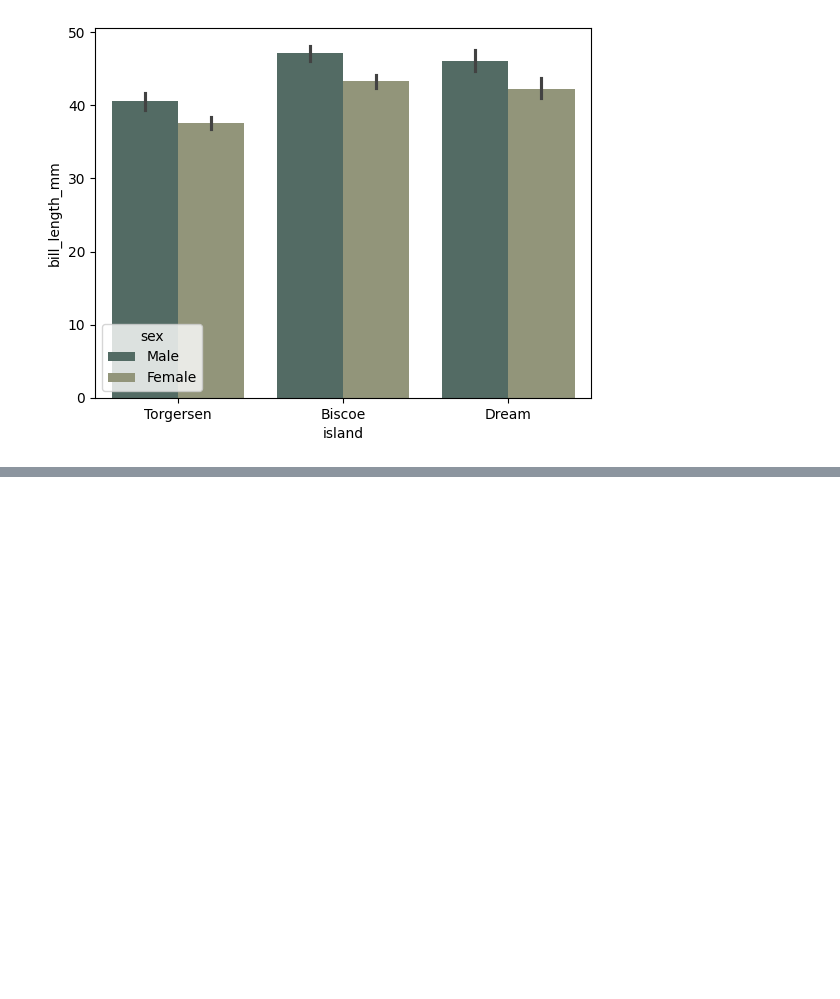
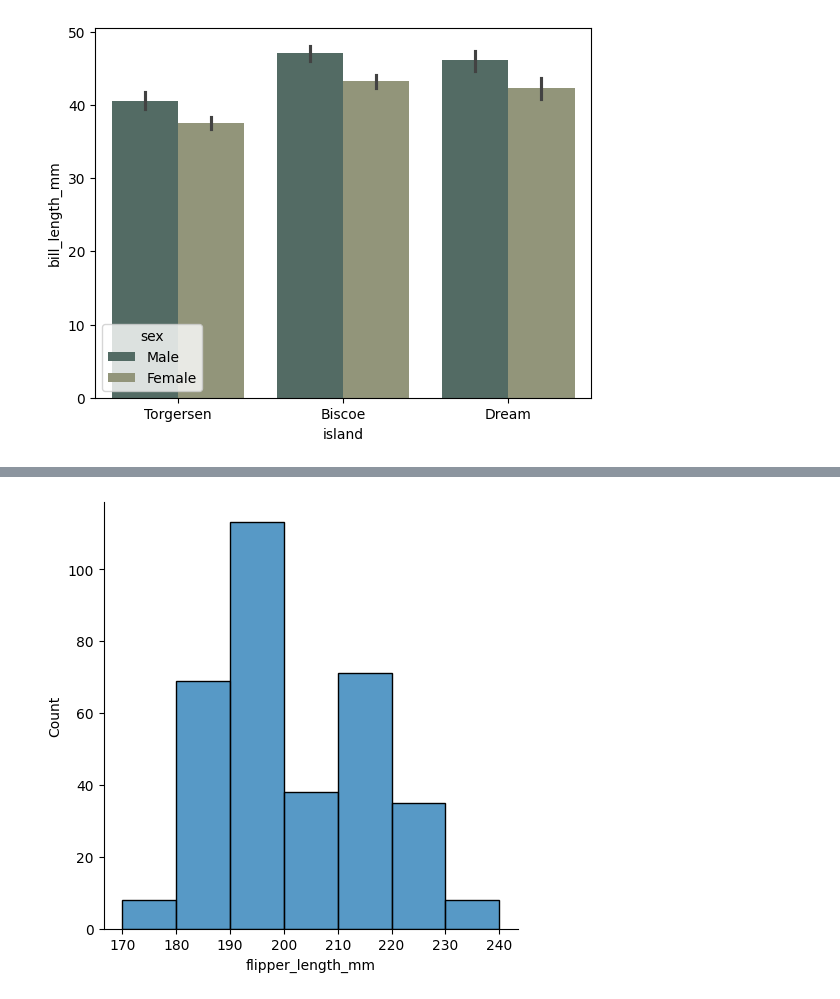
Before and after one commit to KKaranSinghh/Python-Youtube, a Jupyter notebook: I scale youtube/Day-18-19 Seaborn.ipynb, the cells around one changed output, grey strips where cells are left out. Drawn from its saved outputs; the diff is of its cells as text; code cells hidden in the pictures; blank space fills up the shorter version.

```diff
--- a/I scale youtube/Day-18-19 Seaborn.ipynb
+++ b/I scale youtube/Day-18-19 Seaborn.ipynb
@@ -207,0 +231,7 @@ plt.show()
+# %%
+# bins Parameter --> for proper sequencing
+
+sns.displot(df1['flipper_length_mm'], bins= [170,180,190,200,210,220,230,240])
+plt.show()
+# %% [output]
+[figure, added]
```
Also changed, not shown: parts of 4 cells of this notebook.
